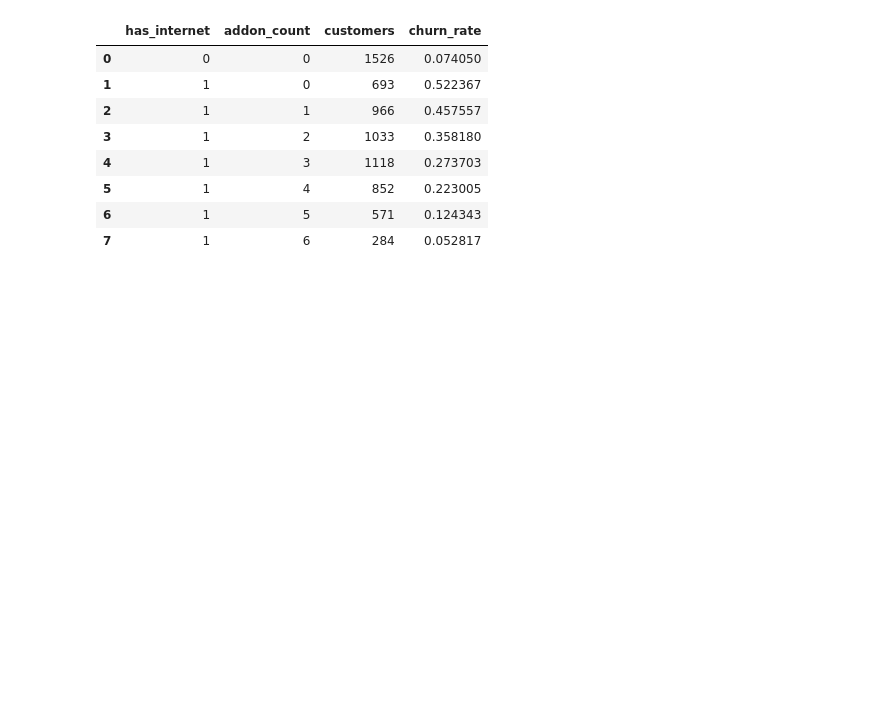
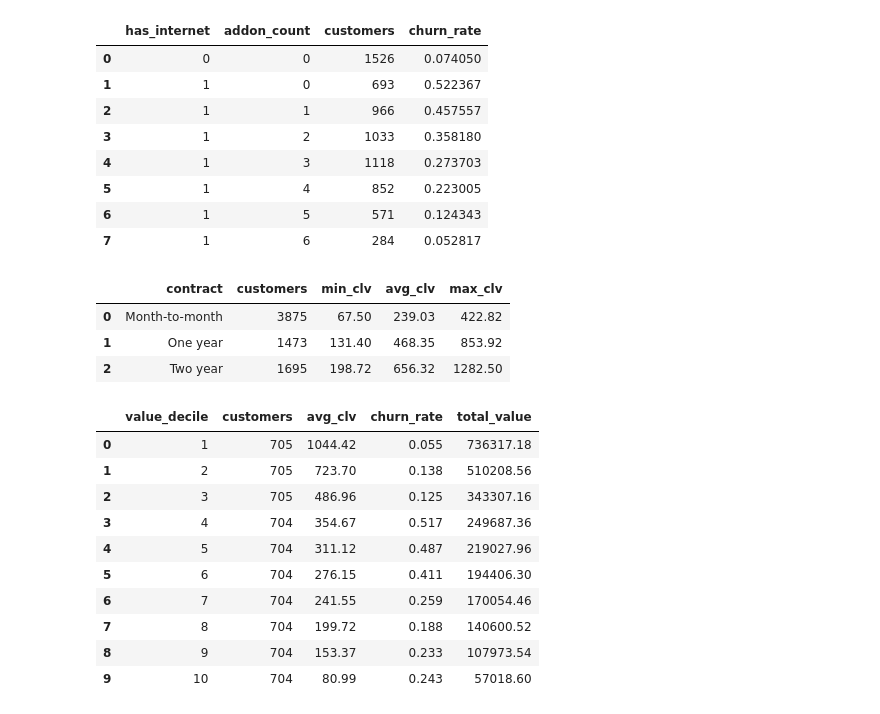
Before and after one commit to MainDevWork/Customer_Lifetime_Value_Churn_Prediction, a Jupyter notebook: ipynb/02_schema_build.ipynb, the cells around one changed output. Saved outputs shown, nothing was run; the diff lists cells and outputs as text; code cells hidden in the pictures; blank space fills up the shorter version.

```diff
--- a/ipynb/02_schema_build.ipynb
+++ b/ipynb/02_schema_build.ipynb
@@ -183,3 +183,40 @@ con.execute("""
 | 5 | 1 | 4 | 852 | 0.223005 |
 | 6 | 1 | 5 | 571 | 0.124343 |
 | 7 | 1 | 6 | 284 | 0.052817 |
+# %%
+con.execute(open("../sql/04_clv.sql").read())
+con.execute("""
+    SELECT contract, COUNT(*) AS customers,
+           ROUND(MIN(clv),2) AS min_clv,
+           ROUND(AVG(clv),2) AS avg_clv,
+           ROUND(MAX(clv),2) AS max_clv
+    FROM vw_customer_clv GROUP BY 1 ORDER BY 3
+""").df()
+# %% [output]
+|  | contract | customers | min_clv | avg_clv | max_clv |
+| 0 | Month-to-month | 3875 | 67.50 | 239.03 | 422.82 |
+| 1 | One year | 1473 | 131.40 | 468.35 | 853.92 |
+| 2 | Two year | 1695 | 198.72 | 656.32 | 1282.50 |
+# %%
+con.execute(open("../sql/04_clv.sql").read())
+con.execute("""
+    SELECT value_decile,
+           COUNT(*) AS customers,
+           ROUND(AVG(clv),2) AS avg_clv,
+           ROUND(AVG(churn_value),3) AS churn_rate,
+           ROUND(SUM(clv),2) AS total_value
+    FROM vw_customer_value_segments
+    GROUP BY 1 ORDER BY 1
+""").df()
+# %% [output]
+|  | value_decile | customers | avg_clv | churn_rate | total_value |
+| 0 | 1 | 705 | 1044.42 | 0.055 | 736317.18 |
+| 1 | 2 | 705 | 723.70 | 0.138 | 510208.56 |
+| 2 | 3 | 705 | 486.96 | 0.125 | 343307.16 |
+| 3 | 4 | 704 | 354.67 | 0.517 | 249687.36 |
+| 4 | 5 | 704 | 311.12 | 0.487 | 219027.96 |
+| 5 | 6 | 704 | 276.15 | 0.411 | 194406.30 |
+| 6 | 7 | 704 | 241.55 | 0.259 | 170054.46 |
+| 7 | 8 | 704 | 199.72 | 0.188 | 140600.52 |
+| 8 | 9 | 704 | 153.37 | 0.233 | 107973.54 |
+| 9 | 10 | 704 | 80.99 | 0.243 | 57018.60 |
```
Also changed, not shown: 1 other file.
